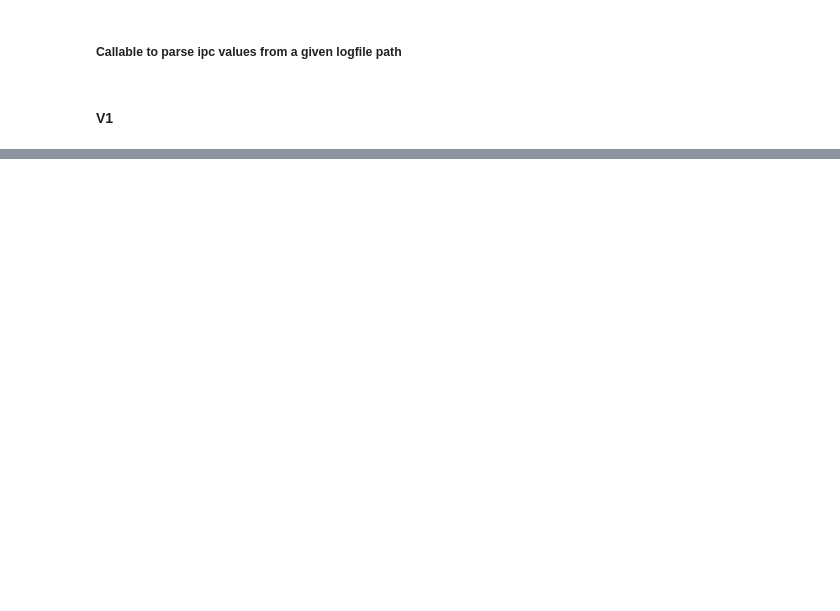
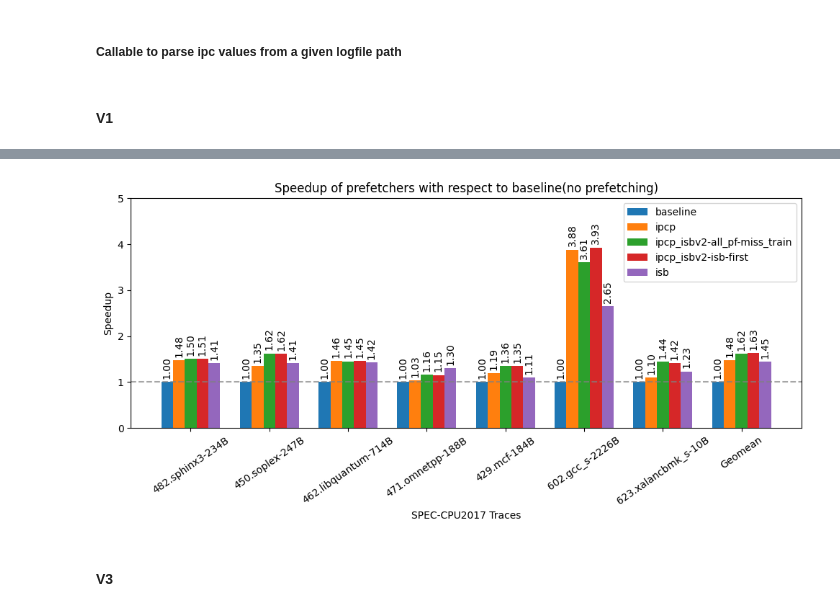
Before and after one commit to ArifAli-0/CS683-Project, a Jupyter notebook: plotter/graph-plotter.ipynb, the cells around one changed output, grey strips where cells are left out. Drawn from its saved outputs; the diff is of its cells as text; code cells hidden in the pictures; blank space fills up the shorter version.

```diff
--- a/plotter/graph-plotter.ipynb
+++ b/plotter/graph-plotter.ipynb
@@ -100 +145,16 @@ def extract_ipc(log_file):
+# %%
+base_dir_v2 = "../logs/SPEC-CPU/v2/"
+directory_path = "../traces/SPEC-CPU2017/"
+file_extension = ".xz"
+configs_v2 = ['baseline', 'ipcp', 'ipcp_isbv2-all_pf-miss_train', 'ipcp_isbv2-isb-first', 'isb']
+trace_names_v2  = list_trace_names(directory_path, file_extension)
+trace_names_v2.remove('436.cactusADM-1804B') # traces for which logs arent present are removed here
+ipc_values_v2 = parse_logs(base_dir_v2, trace_names_v2, configs_v2, extract_ipc)
+speedups_v2 = calc_speedup(ipc_values_v2, trace_names_v2, configs_v2)
+trace_names_v2 += ["Geomean"]
+plot(speedups_v2, configs_v2 ,trace_names_v2, "SPEC-CPU2017 Traces", "Speedup", "Speedup of prefetchers with respect to baseline(no prefetching)", 0.15)
+# %% [output]
+[figure, added]
+# %% [markdown]
+#### V3
 # %%
```
Also changed, not shown: parts of 8 cells of this notebook, 20 other files.
